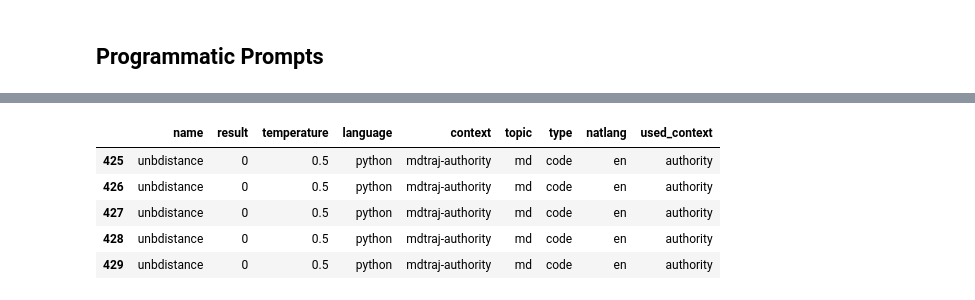
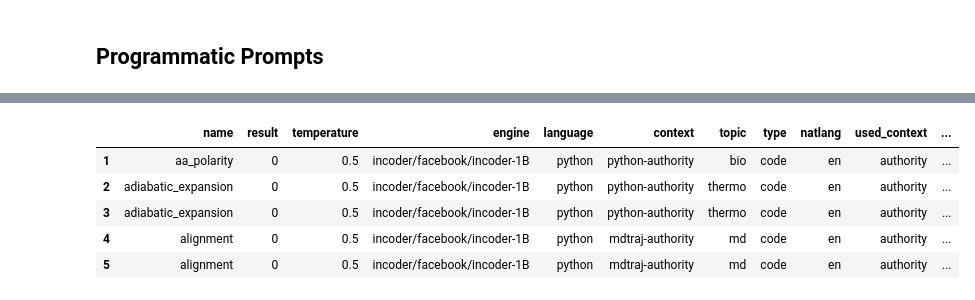
Before and after one commit to ur-whitelab/nlcc-data, a Jupyter notebook: paper/Prompts.ipynb, the cells around one changed output, grey strips where cells are left out. Saved outputs shown, nothing was run; the diff lists cells and outputs as text; code cells hidden in the pictures.

```diff
--- a/paper/Prompts.ipynb
+++ b/paper/Prompts.ipynb
@@ -108,53 +106,60 @@ setting an array element with a sequence. The requested array has an inhomogeneo
 # %%
 merged = None
 for i,t in enumerate(temperatures):
-    f = f'override_bench_{i}.csv'
-    bf = pd.read_csv(f, delim_whitespace=True)
-    bf = pd.merge(bf, df, how='inner', on='name')
-    bf.context.values[:] = 'none'
-    if merged is None:
-        merged = bf
-    else:
+    for ins, m, mn in zip(can_insert, models, model_names):
+        f = f'override_{mn}_{i}.csv'
+        bf = pd.read_csv(f, delim_whitespace=True)
+        bf = pd.merge(bf, df, how='inner', on='name')
+        bf.context.values[:] = 'none'
+        if merged is None:
+            merged = bf
+        else:
+            merged = pd.concat((merged, bf))
+        f = f'bench_{mn}_{i}.csv'
+        bf = pd.read_csv(f, delim_whitespace=True)
+        bf = pd.merge(bf, df, how='inner', on='name')
         merged = pd.concat((merged, bf))
-    f = f'bench_{i}.csv'
-    bf = pd.read_csv(f, delim_whitespace=True)
-    bf = pd.merge(bf, df, how='inner', on='name')
-    merged = pd.concat((merged, bf))
-    f = f'insert_bench_{i}.csv'
-    bf = pd.read_csv(f, delim_whitespace=True)
-    bf = pd.merge(bf, df, how='inner', on='name')
-    bf.context.values[:] = [v + '-insert' for v in bf.context.values[:]]
-    merged = pd.concat((merged, bf))
-    f = f'cheader_bench_{i}.csv'
-    bf = pd.read_csv(f, delim_whitespace=True)
-    bf = pd.merge(bf, df, how='inner', on='name')
-    bf.context.values[:] = [v + '-copyright' for v in bf.context.values[:]]
-    merged = pd.concat((merged, bf))
-    f = f'lheader_bench_{i}.csv'
-    bf = pd.read_csv(f, delim_whitespace=True)
-    bf = pd.merge(bf, df, how='inner', on='name')
-    bf.context.values[:] = [v + '-authority' for v in bf.context.values[:]]
-    merged = pd.concat((merged, bf))
-def simple_context(c):
+        if ins:
+            f = f'insert_bench_{mn}_{i}.csv'
+            bf = pd.read_csv(f, delim_whitespace=True)
+            bf = pd.merge(bf, df, how='inner', on='name')
+            bf.context.values[:] = [v + '-insert' for v in bf.context.values[:]]
+            merged = pd.concat((merged, bf))
+        f = f'cheader_bench_{mn}_{i}.csv'
+        bf = pd.read_csv(f, delim_whitespace=True)
+        bf = pd.merge(bf, df, how='inner', on='name')
+        bf.context.values[:] = [v + '-copyright' for v in bf.context.values[:]]
+        merged = pd.concat((merged, bf))
+        f = f'lheader_bench_{mn}_{i}.csv'
+        bf = pd.read_csv(f, delim_whitespace=True)
+        bf = pd.merge(bf, df, how='inner', on='name')
+        bf.context.values[:] = [v + '-authority' for v in bf.context.values[:]]
+        merged = pd.concat((merged, bf))
+def short_context(c):
     if c == 'none':
         return c
     elif 'copyright' in c:
         return 'copyright'
     elif 'authority' in c:
         return 'authority'
     elif 'insert' in c:
         return 'insert'
     return 'custom'
 
-merged = merged.assign(used_context=merged.context.apply(simple_context))
+def short_model(c):
+    i = models.index(c)
+    return model_names[i]
+
+merged = merged.assign(used_context=merged.context.apply(short_context))
+merged = merged.assign(model=merged.engine.apply(short_model))
 merged.to_pickle('promp_results.pkl')
 merged.tail()
 # %% [output]
-|  | name | result | temperature | language | context | topic | type | natlang | used_context |
-| 425 | unbdistance | 0 | 0.5 | python | mdtraj-authority | md | code | en | authority |
-| 426 | unbdistance | 0 | 0.5 | python | mdtraj-authority | md | code | en | authority |
-| 427 | unbdistance | 0 | 0.5 | python | mdtraj-authority | md | code | en | authority |
-| 428 | unbdistance | 0 | 0.5 | python | mdtraj-authority | md | code | en | authority |
-| 429 | unbdistance | 0 | 0.5 | python | mdtraj-authority | md | code | en | authority |
+|  | name | result | temperature | engine | language | context | topic | type | natlang | used_context | ... |
+| 1 | aa_polarity | 0 | 0.5 | incoder/facebook/incoder-1B | python | python-authority | bio | code | en | authority | ... |
+| 2 | adiabatic_expansion | 0 | 0.5 | incoder/facebook/incoder-1B | python | python-authority | thermo | code | en | authority | ... |
+| 3 | adiabatic_expansion | 0 | 0.5 | incoder/facebook/incoder-1B | python | python-authority | thermo | code | en | authority | ... |
+| 4 | alignment | 0 | 0.5 | incoder/facebook/incoder-1B | python | mdtraj-authority | md | code | en | authority | ... |
+| 5 | alignment | 0 | 0.5 | incoder/facebook/incoder-1B | python | mdtraj-authority | md | code | en | authority | ... |
 # %%
 plt.figure(figsize=(4,4), dpi=90)
```
Also changed, not shown: parts of 6 cells of this notebook, 1 other file.
